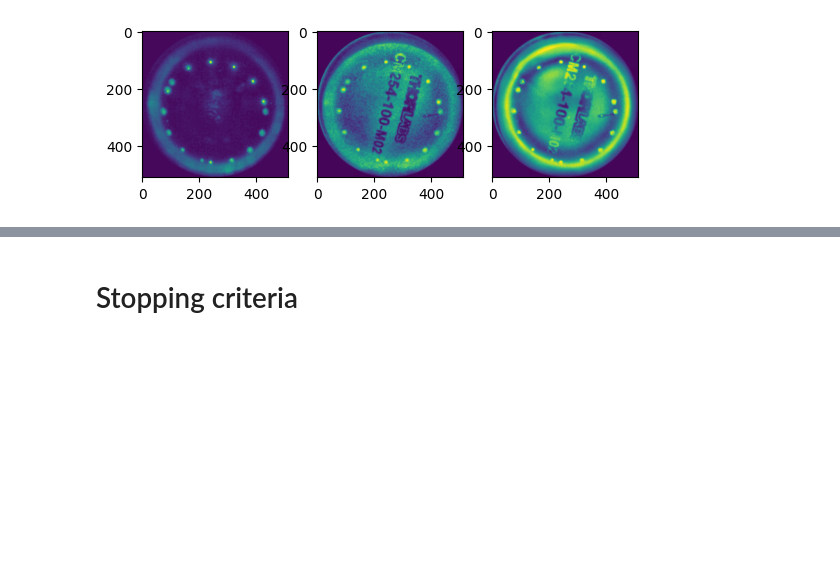
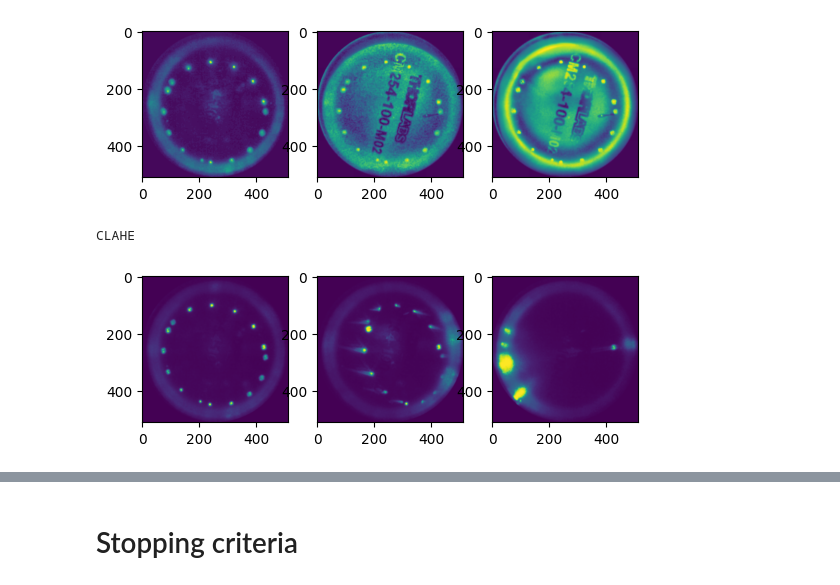
Before and after one commit to EvgeniiVenediktov/multireflection, a Jupyter notebook: processing_experiments.ipynb, the cells around one changed output, grey strips where cells are left out. Cells and saved outputs as stored; diff of their text form; code cells hidden in the pictures; blank space fills up the shorter version.

```diff
--- a/processing_experiments.ipynb
+++ b/processing_experiments.ipynb
@@ -494,3 +494,24 @@ plt.show()
 # %% [output]
 CLAHE
 [figure]
+# %%
+clahe = cv2.createCLAHE(clipLimit=0.1)
+
+opt = cv2.imread("/mnt/h/dark512/x0.00_y0.00.jpg", cv2.IMREAD_GRAYSCALE)
+skew = cv2.imread("/mnt/h/dark512/x1.00_y0.00.jpg", cv2.IMREAD_GRAYSCALE)
+scatter = cv2.imread("/mnt/h/dark512/x-2.00_y0.00.jpg", cv2.IMREAD_GRAYSCALE)
+
+aeqopt = clahe.apply(np.copy(opt))
+aeqskew = clahe.apply(np.copy(skew))
+aeqscatter = clahe.apply(np.copy(scatter))
+
+fig, axes = plt.subplots(1,3)
+print("CLAHE")
+axes[0].imshow(aeqopt)
+axes[1].imshow(aeqskew)
+axes[2].imshow(aeqscatter)
+
+plt.show()
+# %% [output]
+CLAHE
+[figure, added]
```
Also changed, not shown: parts of 3 cells of this notebook, 8 other files.
